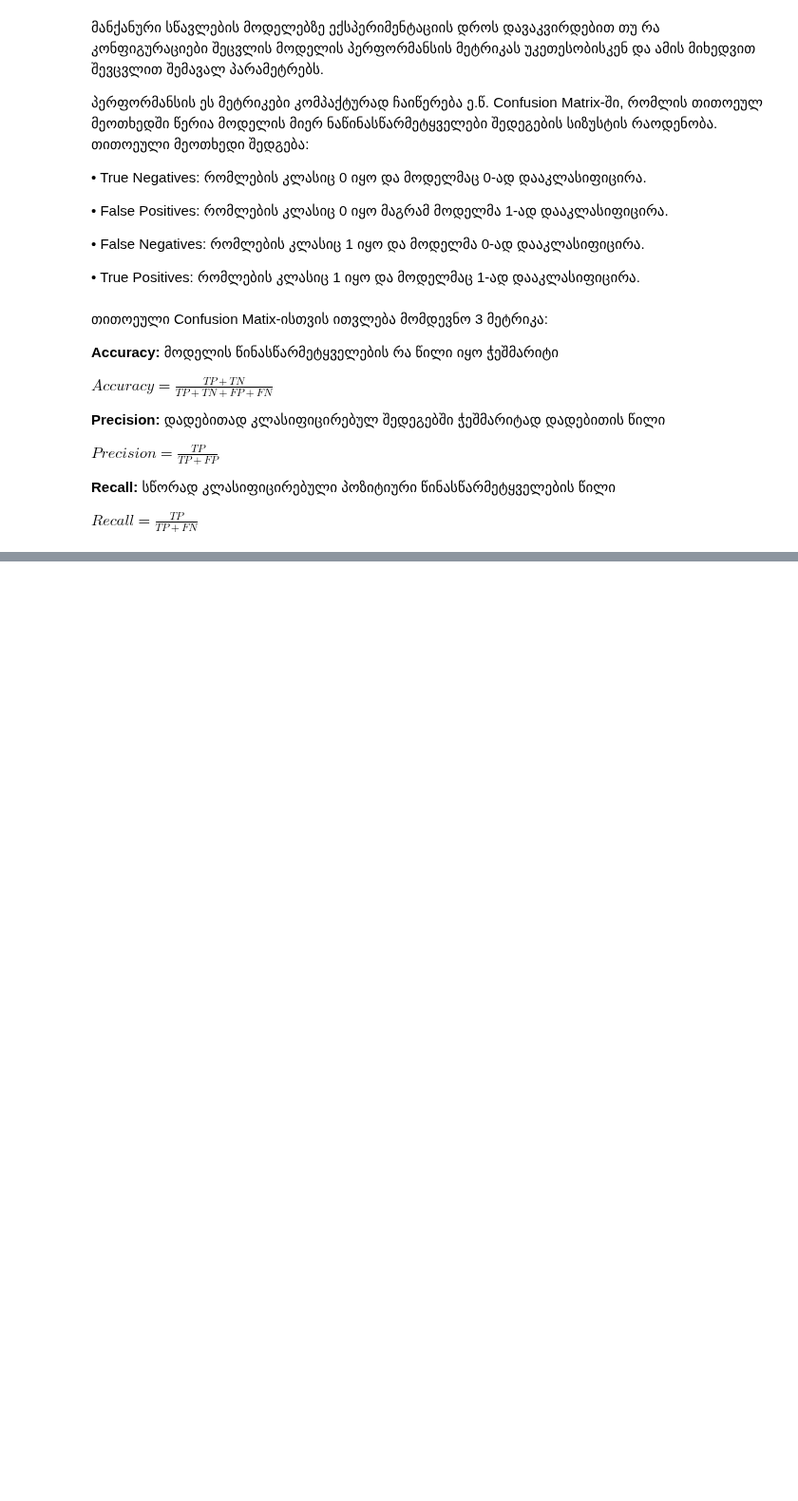
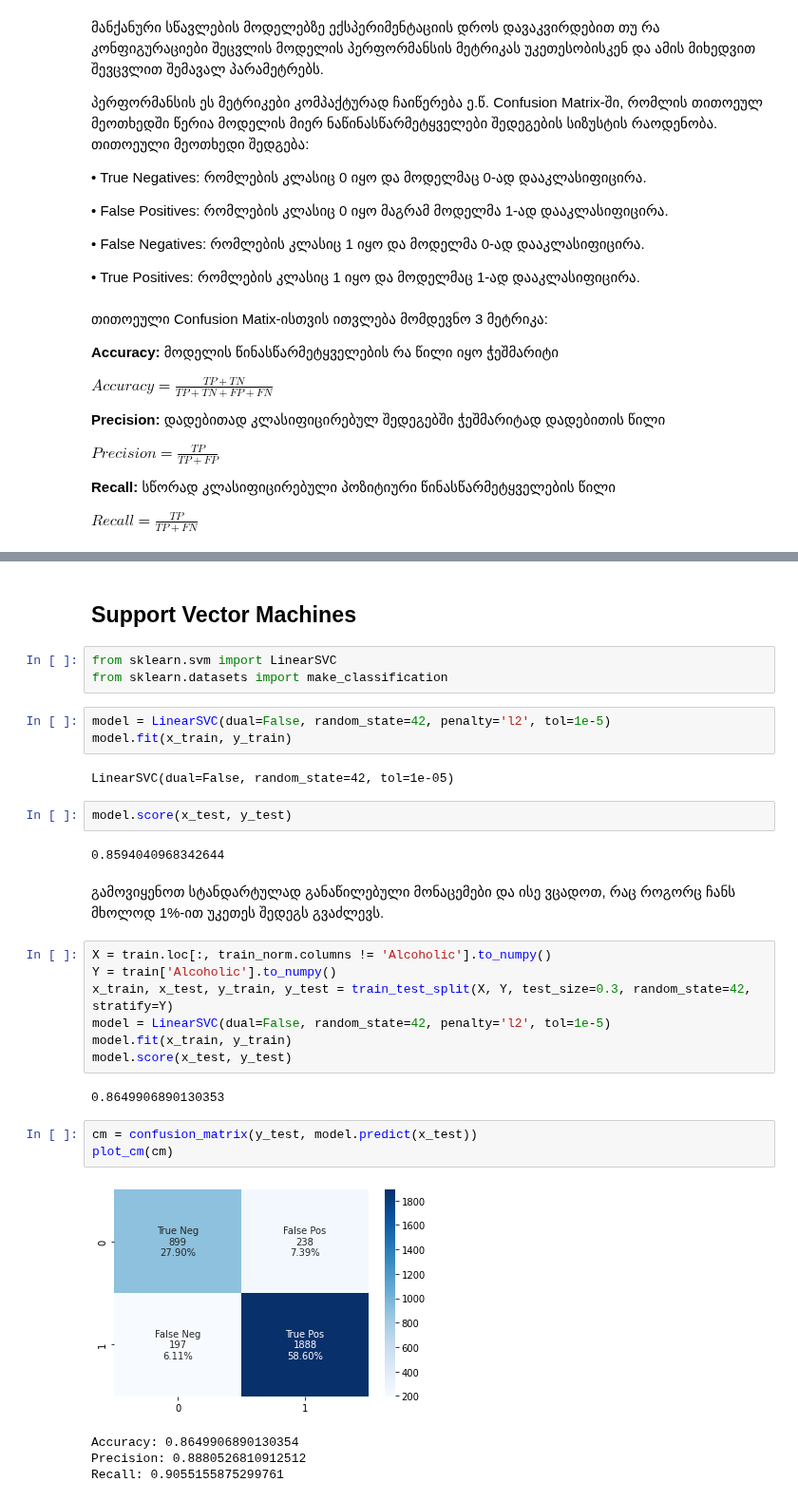
Before and after one commit to lnadi17/eeg-data-analysis, a Jupyter notebook: small-dataset/small-dataset-test.ipynb, the cells around one changed output, grey strips where cells are left out. Shown at 95% size. Saved outputs shown, nothing was run; the diff lists cells and outputs as text; blank space fills up the shorter version.

```diff
--- a/small-dataset/small-dataset-test.ipynb
+++ b/small-dataset/small-dataset-test.ipynb
@@ -855,0 +919,33 @@ $Recall = \frac{TP}{TP + FN}$
+# %% [markdown]
+## Support Vector Machines
+# %%
+from sklearn.svm import LinearSVC
+from sklearn.datasets import make_classification
+# %%
+model = LinearSVC(dual=False, random_state=42, penalty='l2', tol=1e-5)
+model.fit(x_train, y_train)
+# %% [output]
+LinearSVC(dual=False, random_state=42, tol=1e-05)
+# %%
+model.score(x_test, y_test)
+# %% [output]
+0.8594040968342644
+# %% [markdown]
+გამოვიყენოთ სტანდარტულად განაწილებული მონაცემები და ისე ვცადოთ, რაც როგორც ჩანს მხოლოდ 1%-ით უკეთეს შედეგს გვაძლევს.
+# %%
+X = train.loc[:, train_norm.columns != 'Alcoholic'].to_numpy()
+Y = train['Alcoholic'].to_numpy()
+x_train, x_test, y_train, y_test = train_test_split(X, Y, test_size=0.3, random_state=42, stratify=Y)
+model = LinearSVC(dual=False, random_state=42, penalty='l2', tol=1e-5)
+model.fit(x_train, y_train)
+model.score(x_test, y_test)
+# %% [output]
+0.8649906890130353
+# %%
+cm = confusion_matrix(y_test, model.predict(x_test))
+plot_cm(cm)
+# %% [output]
+[figure, added]
+Accuracy: 0.8649906890130354
+Precision: 0.8880526810912512
+Recall: 0.9055155875299761
```
Also changed, not shown: parts of 67 cells of this notebook.
